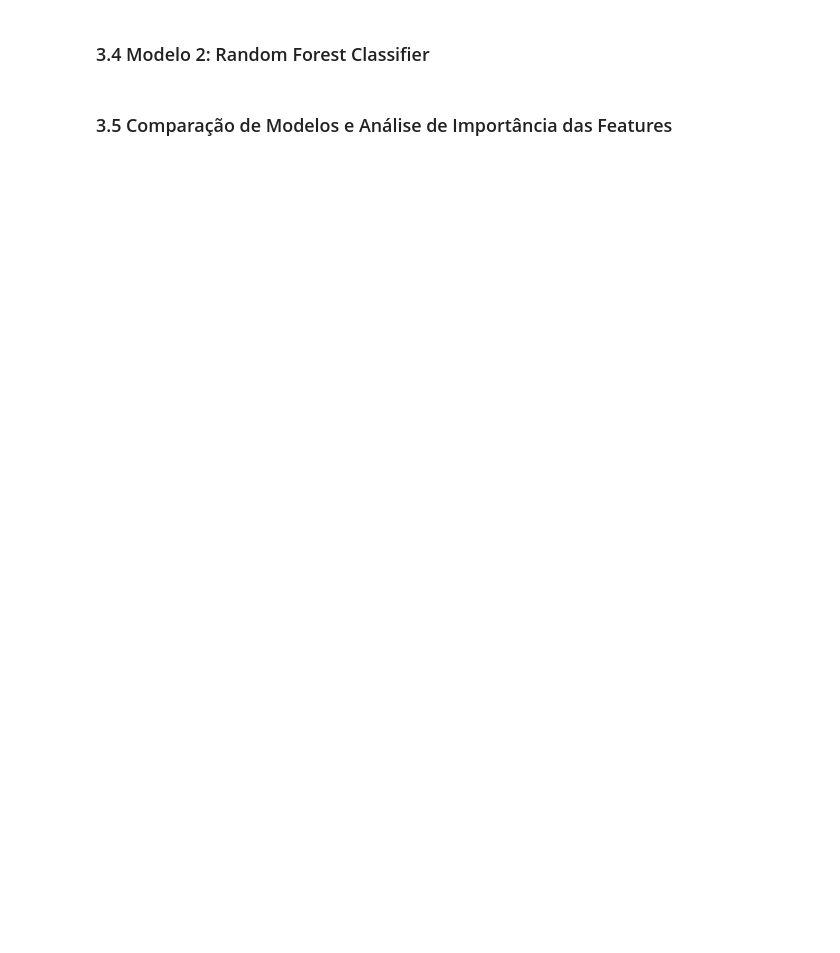
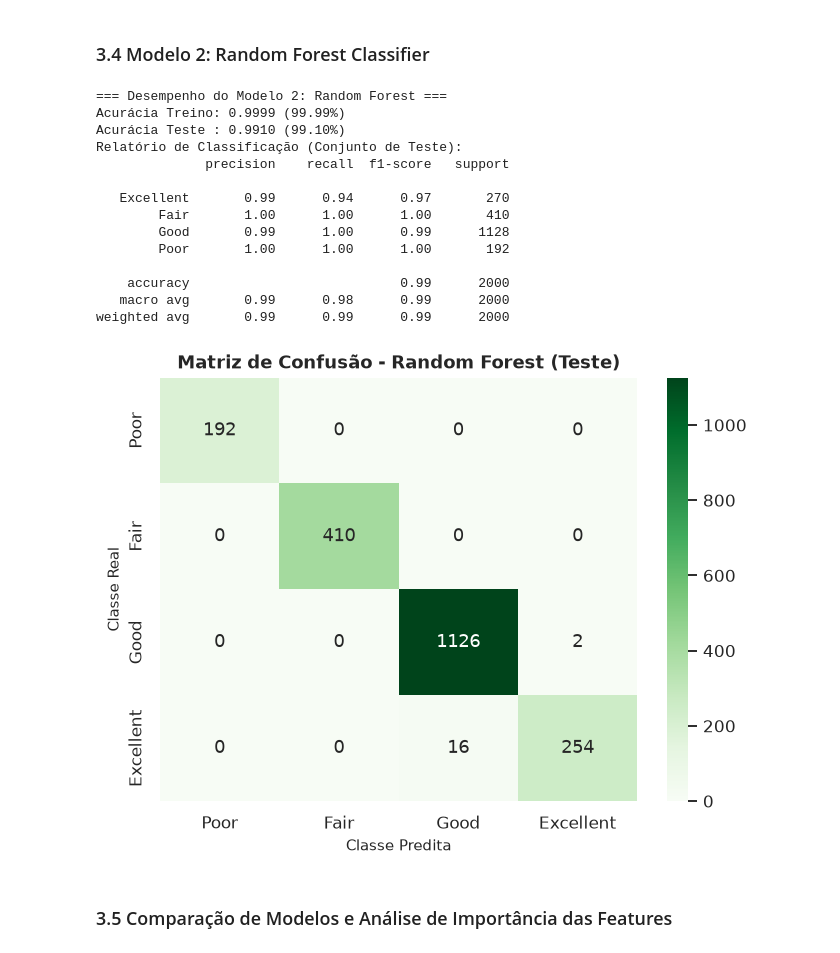
Before and after one commit to Davi-Goivinho/Checkpoint_Cientista_Dados-_1, a Jupyter notebook: notebooks/analise_cafe_sono.ipynb, the cells around one changed output. Cells and saved outputs as stored; diff of their text form; code cells hidden in the pictures; blank space fills up the shorter version.

```diff
--- a/notebooks/analise_cafe_sono.ipynb
+++ b/notebooks/analise_cafe_sono.ipynb
@@ -512,38 +514,49 @@ plt.show()
 # %% [markdown]
 ### 3.4 Modelo 2: Random Forest Classifier
 # %%
-# Pipeline do Modelo 2: Random Forest
 pipe_rf = Pipeline([
     ("preprocessor", preprocessor),
     ("classifier", RandomForestClassifier(n_estimators=100, max_depth=12, random_state=42, n_jobs=-1))
 ])
 
-# Treinamento do modelo
 pipe_rf.fit(X_train, y_train)
 
-# Predições para treino e teste
 y_pred_rf_train = pipe_rf.predict(X_train)
 y_pred_rf_test = pipe_rf.predict(X_test)
 
 acc_rf_train = accuracy_score(y_train, y_pred_rf_train)
 acc_rf_test = accuracy_score(y_test, y_pred_rf_test)
 
 print("=== Desempenho do Modelo 2: Random Forest ===")
 print(f"Acurácia Treino: {acc_rf_train:.4f} ({acc_rf_train*100:.2f}%)")
 print(f"Acurácia Teste : {acc_rf_test:.4f} ({acc_rf_test*100:.2f}%)")
-print("
-Relatório de Classificação (Conjunto de Teste):")
+print("Relatório de Classificação (Conjunto de Teste):")
 print(classification_report(y_test, y_pred_rf_test))
 
-# Visualização da Matriz de Confusão
 cm_rf = confusion_matrix(y_test, y_pred_rf_test, labels=labels_ordem)
 
 plt.figure(figsize=(7, 5))
 sns.heatmap(cm_rf, annot=True, fmt="d", cmap="Greens", xticklabels=labels_ordem, yticklabels=labels_ordem)
 plt.title("Matriz de Confusão - Random Forest (Teste)")
 plt.xlabel("Classe Predita")
 plt.ylabel("Classe Real")
 plt.show()
+# %% [output]
+=== Desempenho do Modelo 2: Random Forest ===
+Acurácia Treino: 0.9999 (99.99%)
+Acurácia Teste : 0.9910 (99.10%)
+Relatório de Classificação (Conjunto de Teste):
+              precision    recall  f1-score   support
+
+   Excellent       0.99      0.94      0.97       270
+        Fair       1.00      1.00      1.00       410
+        Good       0.99      1.00      0.99      1128
+        Poor       1.00      1.00      1.00       192
+
+    accuracy                           0.99      2000
+   macro avg       0.99      0.98      0.99      2000
+weighted avg       0.99      0.99      0.99      2000
+[figure, added]
 # %% [markdown]
 ### 3.5 Comparação de Modelos e Análise de Importância das Features
 # %%
```
Also changed, not shown: parts of 7 cells of this notebook, 1 other file.
